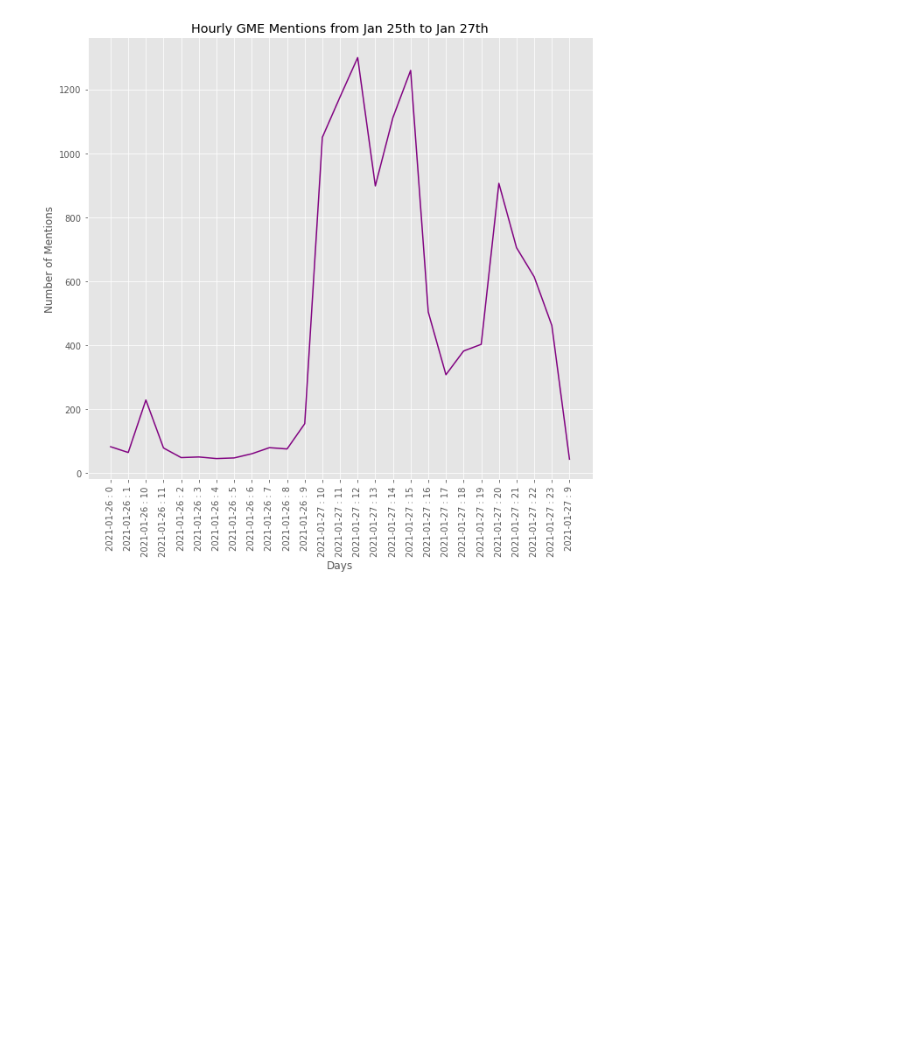
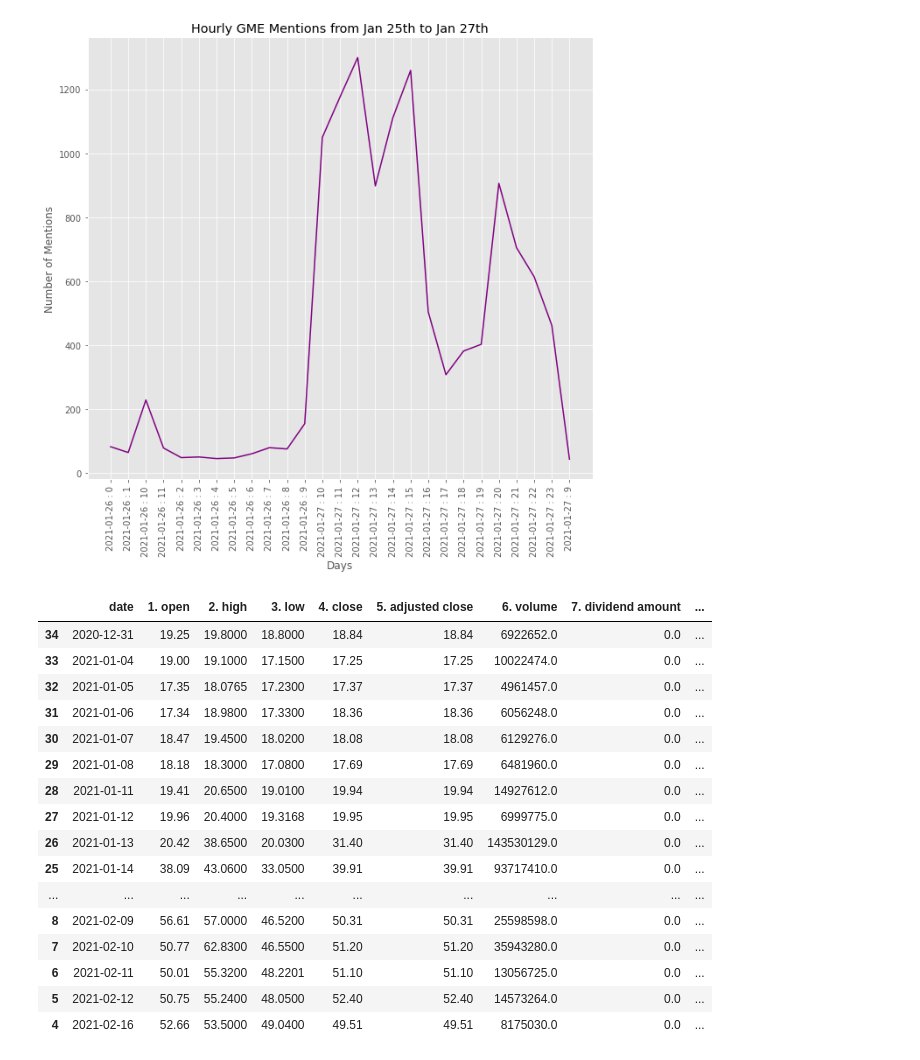
Before and after one commit to daniellkennett/WallstreetbetsAnalysis, a Jupyter notebook: WSB EDA.ipynb, the cells around one changed output. Cells and saved outputs as stored; diff of their text form; code cells hidden in the pictures; blank space fills up the shorter version.

Commit message:
Included stock data

```diff
--- a/WSB EDA.ipynb
+++ b/WSB EDA.ipynb
@@ -133,3 +157,44 @@ ax.set_xticklabels(y, rotation = 90)
 fig.tight_layout()
 # %% [output]
 [figure]
+# %%
+### Use alpha vantage to gather daily and hourly stock data ###
+
+
+from alpha_vantage.timeseries import TimeSeries
+
+API_key = 'OZHBQ2Q48QC0NFRZ'
+
+ts = TimeSeries(key = API_key,output_format='pandas')
+data = ts.get_daily_adjusted('GME')
+gme = data[0].reset_index()
+gme_daily = gme[(gme['date'] >= '2020-12-31') & (gme['date'] <= '2021-02-16')]
+gme_daily.to_csv('gme_daily_prices')
+gme_daily=gme_daily.sort_values('date', ascending=True)
+
+
+
+data = ts.get_intraday('GME', interval = '60min', outputsize='full')
+gme = data[0].reset_index()
+gme_hourly = gme[(gme['date'] >= '2021-01-25') & (gme['date'] <= '2021-01-27')]
+gme_hourly = gme_hourly.sort_values('date', ascending=True)
+# %%
+gme_daily
+# %% [output]
+|  | date | 1. open | 2. high | 3. low | 4. close | 5. adjusted close | 6. volume | 7. dividend amount | ... |
+| 34 | 2020-12-31 | 19.25 | 19.8000 | 18.8000 | 18.84 | 18.84 | 6922652.0 | 0.0 | ... |
+| 33 | 2021-01-04 | 19.00 | 19.1000 | 17.1500 | 17.25 | 17.25 | 10022474.0 | 0.0 | ... |
+| 32 | 2021-01-05 | 17.35 | 18.0765 | 17.2300 | 17.37 | 17.37 | 4961457.0 | 0.0 | ... |
+| 31 | 2021-01-06 | 17.34 | 18.9800 | 17.3300 | 18.36 | 18.36 | 6056248.0 | 0.0 | ... |
+| 30 | 2021-01-07 | 18.47 | 19.4500 | 18.0200 | 18.08 | 18.08 | 6129276.0 | 0.0 | ... |
+| 29 | 2021-01-08 | 18.18 | 18.3000 | 17.0800 | 17.69 | 17.69 | 6481960.0 | 0.0 | ... |
+| 28 | 2021-01-11 | 19.41 | 20.6500 | 19.0100 | 19.94 | 19.94 | 14927612.0 | 0.0 | ... |
+| 27 | 2021-01-12 | 19.96 | 20.4000 | 19.3168 | 19.95 | 19.95 | 6999775.0 | 0.0 | ... |
+| 26 | 2021-01-13 | 20.42 | 38.6500 | 20.0300 | 31.40 | 31.40 | 143530129.0 | 0.0 | ... |
+| 25 | 2021-01-14 | 38.09 | 43.0600 | 33.0500 | 39.91 | 39.91 | 93717410.0 | 0.0 | ... |
+| ... | ... | ... | ... | ... | ... | ... | ... | ... | ... |
+| 8 | 2021-02-09 | 56.61 | 57.0000 | 46.5200 | 50.31 | 50.31 | 25598598.0 | 0.0 | ... |
+| 7 | 2021-02-10 | 50.77 | 62.8300 | 46.5500 | 51.20 | 51.20 | 35943280.0 | 0.0 | ... |
+| 6 | 2021-02-11 | 50.01 | 55.3200 | 48.2201 | 51.10 | 51.10 | 13056725.0 | 0.0 | ... |
+| 5 | 2021-02-12 | 50.75 | 55.2400 | 48.0500 | 52.40 | 52.40 | 14573264.0 | 0.0 | ... |
+| 4 | 2021-02-16 | 52.66 | 53.5000 | 49.0400 | 49.51 | 49.51 | 8175030.0 | 0.0 | ... |
```
Also changed, not shown: parts of 4 cells of this notebook.
